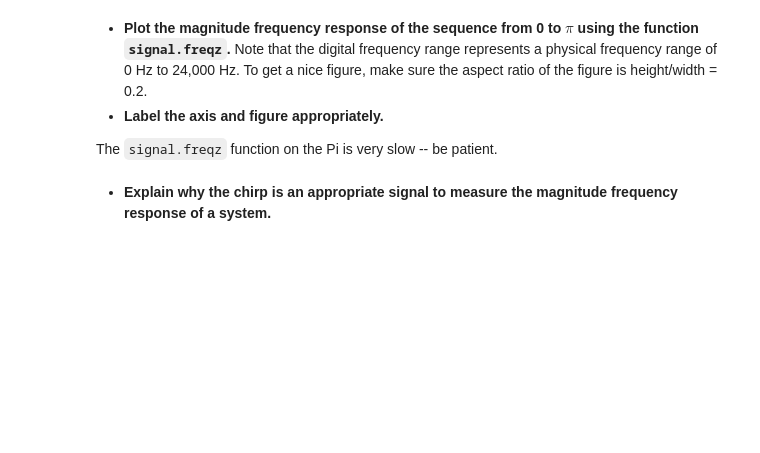
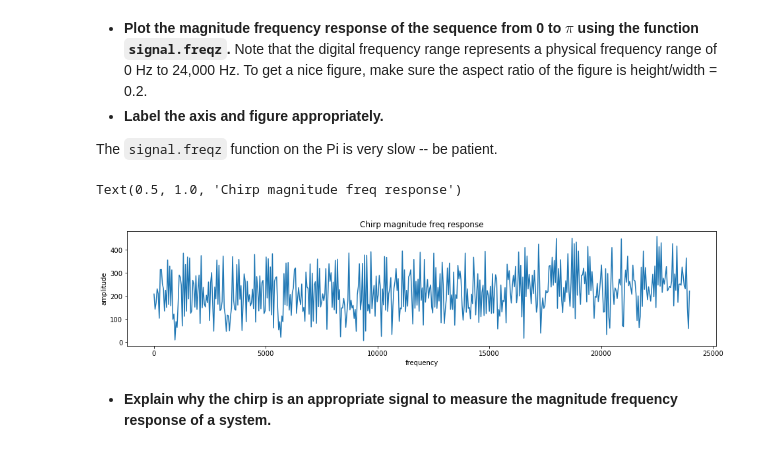
Before and after one commit to EE123-students/lab1-spring2023-rob, a Jupyter notebook: lab1-part2-TimeDomain-Sonar.ipynb, the cells around one changed output. Cells and saved outputs as stored; diff of their text form; code cells hidden in the pictures; blank space fills up the shorter version.

```diff
--- a/lab1-part2-TimeDomain-Sonar.ipynb
+++ b/lab1-part2-TimeDomain-Sonar.ipynb
@@ -91,16 +104,24 @@ fig = figure(figsize=(width,height))
 The `signal.freqz` function on the Pi is very slow -- be patient.
 # %%
 # generate frequency response of chirp
-w, S_chirp = # TODO
+w, S_chirp = signal.freqz(s_chirp)
 
 # generate frequency index
 # don't forget to convert from digital frequency to physical frequency
-f = # TODO
+f = 24000 / np.pi * w
 
 # plot
 width, height = plt.figaspect(0.2)
 fig = plt.figure(figsize=(width,height))
 # your code here:
+
+plt.plot(f, abs(S_chirp))
+plt.xlabel('frequency')
+plt.ylabel('amplitude')
+plt.title('Chirp magnitude freq response')
+# %% [output]
+Text(0.5, 1.0, 'Chirp magnitude freq response')
+[figure, added]
 # %% [markdown]
 * **Explain why the chirp is an appropriate signal to measure the magnitude frequency response of a system.**
 # %% [markdown]
```
Also changed, not shown: parts of 3 cells of this notebook, 1 other file.
